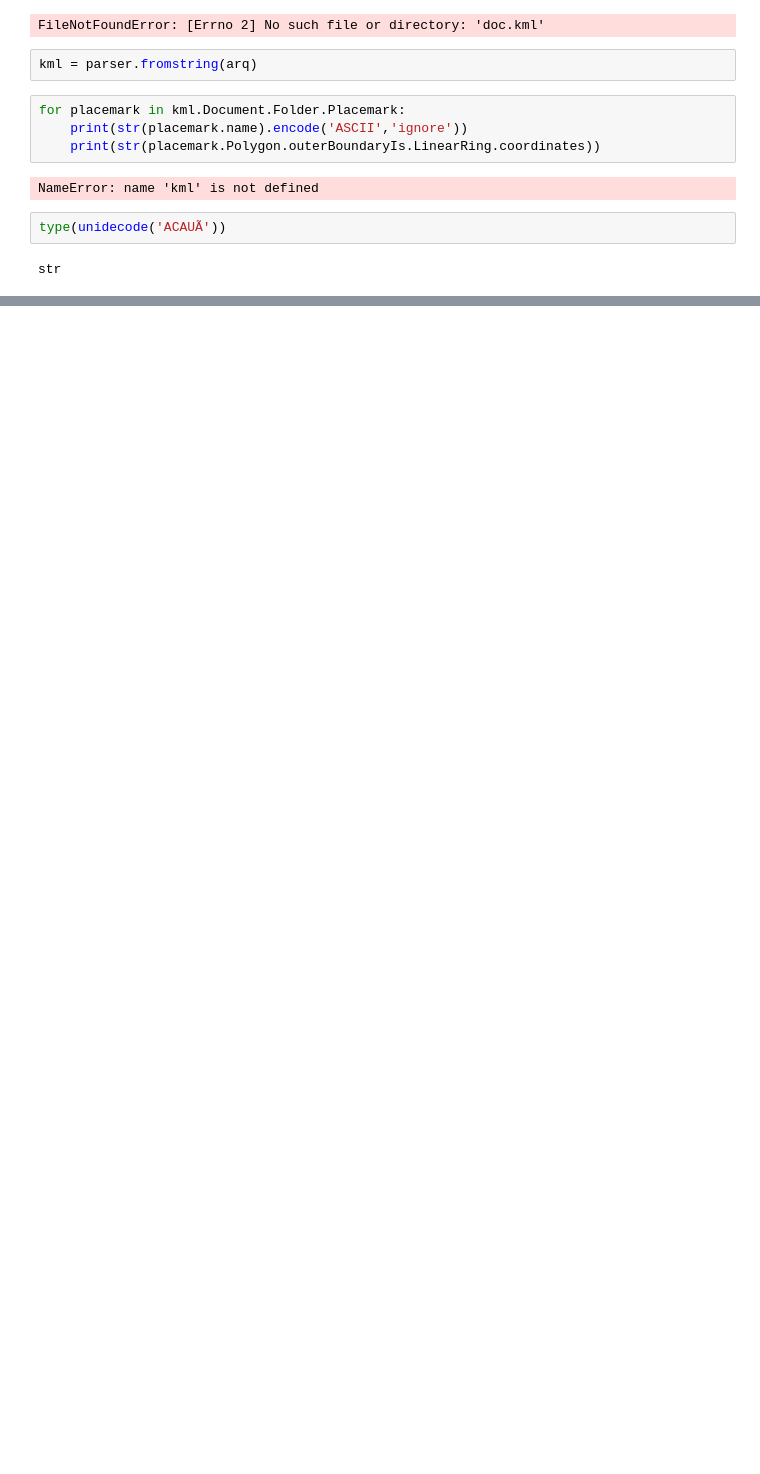
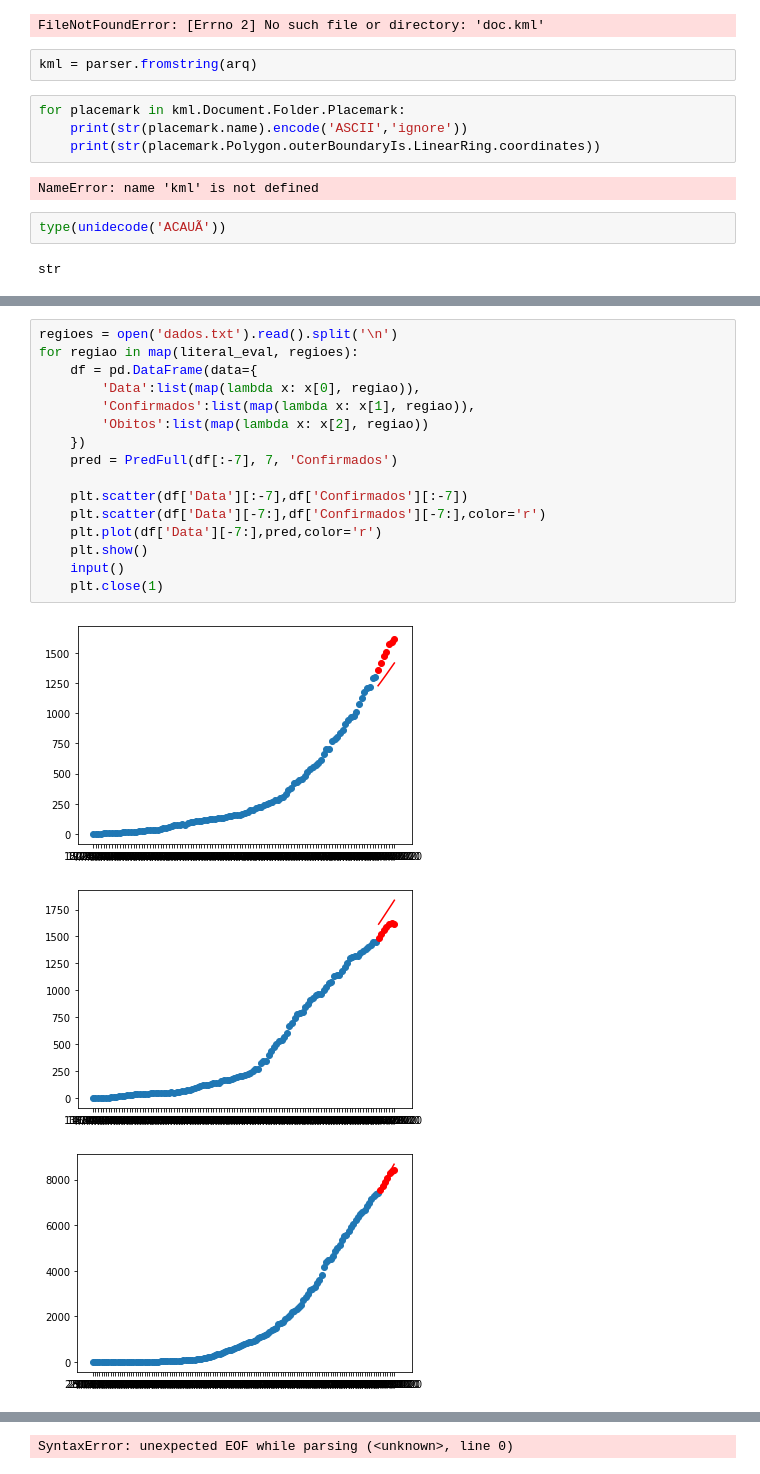
Before and after one commit to SalesRyan/Mapa-Covid-19, a Jupyter notebook: Untitled.ipynb, the cells around one changed output, grey strips where cells are left out. Cells and saved outputs as stored; diff of their text form; blank space fills up the shorter version.

```diff
--- a/Untitled.ipynb
+++ b/Untitled.ipynb
@@ -23,0 +118,20 @@ str
+# %%
+regioes = open('dados.txt').read().split('\n')
+for regiao in map(literal_eval, regioes):
+    df = pd.DataFrame(data={
+        'Data':list(map(lambda x: x[0], regiao)),
+        'Confirmados':list(map(lambda x: x[1], regiao)),
+        'Obitos':list(map(lambda x: x[2], regiao))
+    })
+    pred = PredFull(df[:-7], 7, 'Confirmados')
+
+    plt.scatter(df['Data'][:-7],df['Confirmados'][:-7])
+    plt.scatter(df['Data'][-7:],df['Confirmados'][-7:],color='r')
+    plt.plot(df['Data'][-7:],pred,color='r')
+    plt.show()
+    input()
+    plt.close(1)
+# %% [output]
+[figure, added]
+[figure, added]
+[figure, added]
@@ -23,0 +146 @@ str
+SyntaxError: unexpected EOF while parsing (<unknown>, line 0)
```
Also changed, not shown: parts of 9 cells of this notebook.
